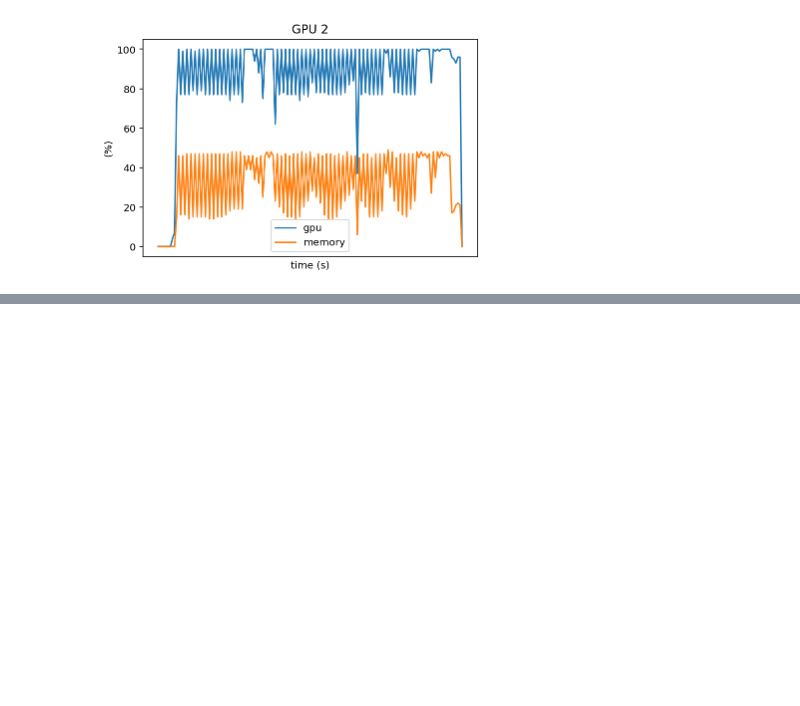
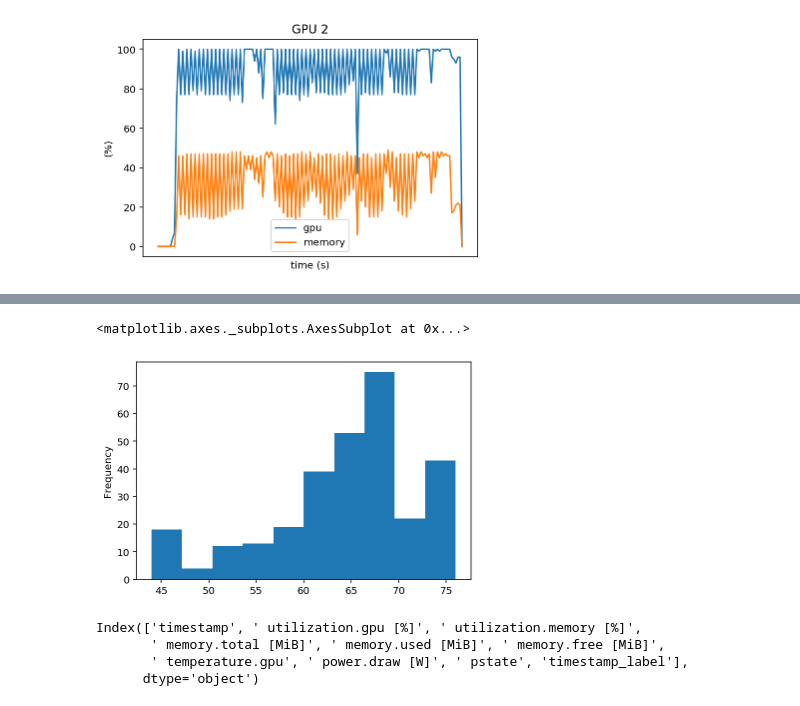
Before and after one commit to MScDissertation/NLP, a Jupyter notebook: Time series data stationary test.ipynb, the cells around one changed output, grey strips where cells are left out. Saved outputs shown, nothing was run; the diff lists cells and outputs as text; code cells hidden in the pictures; blank space fills up the shorter version.

```diff
--- a/gpu_utilisation.ipynb
+++ b/Time series data stationary test.ipynb
@@ -60,0 +143,12 @@ plot_gpu_util(df_gpu2, "GPU 2")
+# %%
+df[" temperature.gpu"].plot.hist()
+# %% [output]
+<matplotlib.axes._subplots.AxesSubplot at 0x...>
+[figure, added]
+# %%
+df.columns
+# %% [output]
+Index(['timestamp', ' utilization.gpu [%]', ' utilization.memory [%]',
+       ' memory.total [MiB]', ' memory.used [MiB]', ' memory.free [MiB]',
+       ' temperature.gpu', ' power.draw [W]', ' pstate', 'timestamp_label'],
+      dtype='object')
```
Also changed, not shown: parts of 10 cells of this notebook, 3 other files.
